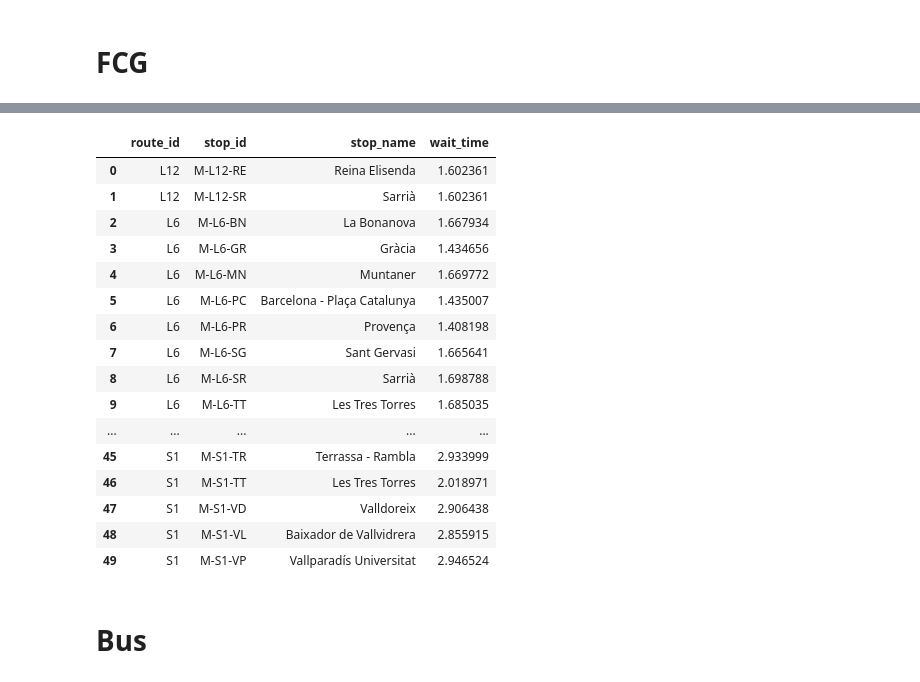
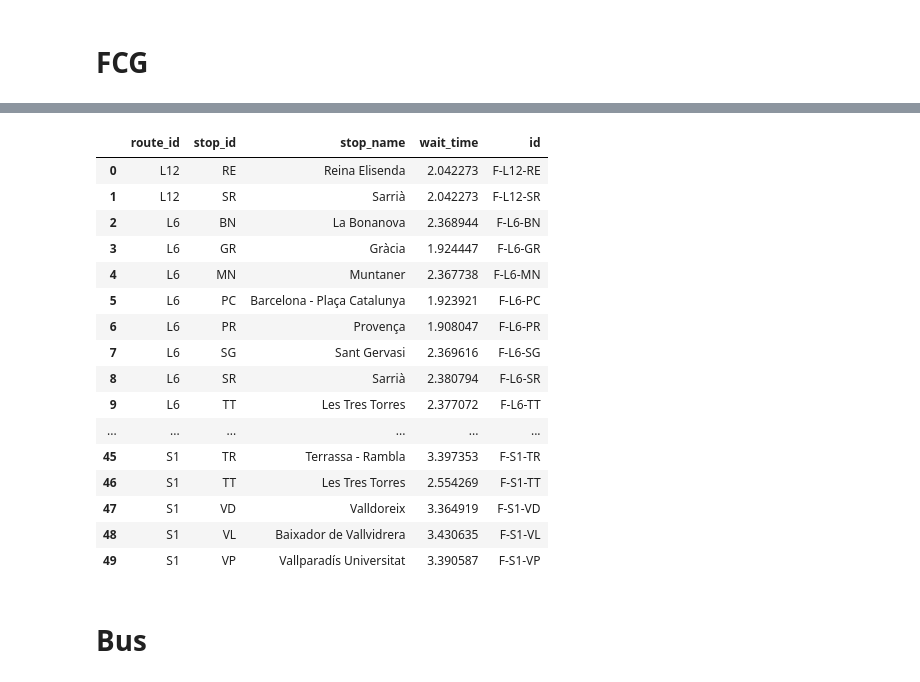
Before and after one commit to bmantepe/stop-location, a Jupyter notebook: 15-Wait-Times.ipynb, the cells around one changed output, grey strips where cells are left out. Cells and saved outputs as stored; diff of their text form; code cells hidden in the pictures.

Commit message:
nova exp wait time

```diff
--- a/15-Wait-Times.ipynb
+++ b/15-Wait-Times.ipynb
@@ -176,40 +158,46 @@ times_w_routes['stop_id']  = times_w_routes['stop_id'].str[:2]
 # %%
 times_w_routes['departure_time'] = pd.to_datetime(times_w_routes['departure_time'], format='%H:%M:%S')
 times_w_routes = times_w_routes.sort_values(['stop_id', 'route_id','trip_headsign', 'departure_time'])
 
 times_w_routes['interval_minutes'] = (
-    times_w_routes.groupby(['stop_id', 'route_id'])['departure_time']
+    times_w_routes.groupby(['stop_id', 'route_id','trip_headsign'])['departure_time']
     .diff()
     .dt.total_seconds()
     .div(60)
- )
+)
+
 
 times_w_routes['interval_minutes'] = times_w_routes['interval_minutes'].apply(lambda x: np.nan if x < 0 else x)
-avg_wait_times = (
+avg_int_len = (
     times_w_routes.dropna(subset=['interval_minutes'])
-    .assign(wait_time=lambda df: df['interval_minutes'] / 2)
-    .groupby(['route_id', 'stop_id', 'stop_name','trip_headsign'], as_index=False)['wait_time']
+    .groupby(['route_id', 'stop_id', 'stop_name'], as_index=False)['interval_minutes']
     .mean()
-)
+).rename(columns={'interval_minutes': 'avg_interval_minutes'})
+int_var = times_w_routes.groupby([ 'route_id', 'stop_id', 'stop_name'], as_index=False)['interval_minutes'].var().rename(columns={'interval_minutes': 'var_interval_minutes'})
+avg_wait_times = avg_int_len.merge(int_var, on=['route_id', 'stop_id', 'stop_name'], how='left')
+avg_wait_times['wait_time'] =((avg_wait_times['avg_interval_minutes'] ** 2) + avg_wait_times['var_interval_minutes']) /( 2*avg_wait_times['avg_interval_minutes'])
+
+
+
 avg_wait_times = avg_wait_times.groupby(['route_id', 'stop_id', 'stop_name'], as_index=False)['wait_time'].mean()
-avg_wait_times['stop_id'] = 'M' + '-' + avg_wait_times['route_id'] + '-' + avg_wait_times['stop_id']
+avg_wait_times['id'] = 'F' + '-' + avg_wait_times['route_id'] + '-' + avg_wait_times['stop_id']
 avg_wait_times
 # %% [output]
-|  | route_id | stop_id | stop_name | wait_time |
-| 0 | L12 | M-L12-RE | Reina Elisenda | 1.602361 |
-| 1 | L12 | M-L12-SR | Sarrià | 1.602361 |
-| 2 | L6 | M-L6-BN | La Bonanova | 1.667934 |
-| 3 | L6 | M-L6-GR | Gràcia | 1.434656 |
-| 4 | L6 | M-L6-MN | Muntaner | 1.669772 |
-| 5 | L6 | M-L6-PC | Barcelona - Plaça Catalunya | 1.435007 |
-| 6 | L6 | M-L6-PR | Provença | 1.408198 |
-| 7 | L6 | M-L6-SG | Sant Gervasi | 1.665641 |
-| 8 | L6 | M-L6-SR | Sarrià | 1.698788 |
-| 9 | L6 | M-L6-TT | Les Tres Torres | 1.685035 |
-| ... | ... | ... | ... | ... |
-| 45 | S1 | M-S1-TR | Terrassa - Rambla | 2.933999 |
-| 46 | S1 | M-S1-TT | Les Tres Torres | 2.018971 |
-| 47 | S1 | M-S1-VD | Valldoreix | 2.906438 |
-| 48 | S1 | M-S1-VL | Baixador de Vallvidrera | 2.855915 |
-| 49 | S1 | M-S1-VP | Vallparadís Universitat | 2.946524 |
+|  | route_id | stop_id | stop_name | wait_time | id |
+| 0 | L12 | RE | Reina Elisenda | 2.042273 | F-L12-RE |
+| 1 | L12 | SR | Sarrià | 2.042273 | F-L12-SR |
+| 2 | L6 | BN | La Bonanova | 2.368944 | F-L6-BN |
+| 3 | L6 | GR | Gràcia | 1.924447 | F-L6-GR |
+| 4 | L6 | MN | Muntaner | 2.367738 | F-L6-MN |
+| 5 | L6 | PC | Barcelona - Plaça Catalunya | 1.923921 | F-L6-PC |
+| 6 | L6 | PR | Provença | 1.908047 | F-L6-PR |
+| 7 | L6 | SG | Sant Gervasi | 2.369616 | F-L6-SG |
+| 8 | L6 | SR | Sarrià | 2.380794 | F-L6-SR |
+| 9 | L6 | TT | Les Tres Torres | 2.377072 | F-L6-TT |
+| ... | ... | ... | ... | ... | ... |
+| 45 | S1 | TR | Terrassa - Rambla | 3.397353 | F-S1-TR |
+| 46 | S1 | TT | Les Tres Torres | 2.554269 | F-S1-TT |
+| 47 | S1 | VD | Valldoreix | 3.364919 | F-S1-VD |
+| 48 | S1 | VL | Baixador de Vallvidrera | 3.430635 | F-S1-VL |
+| 49 | S1 | VP | Vallparadís Universitat | 3.390587 | F-S1-VP |
 # %%
```
Also changed, not shown: parts of 30 cells of this notebook, 13 other files.
